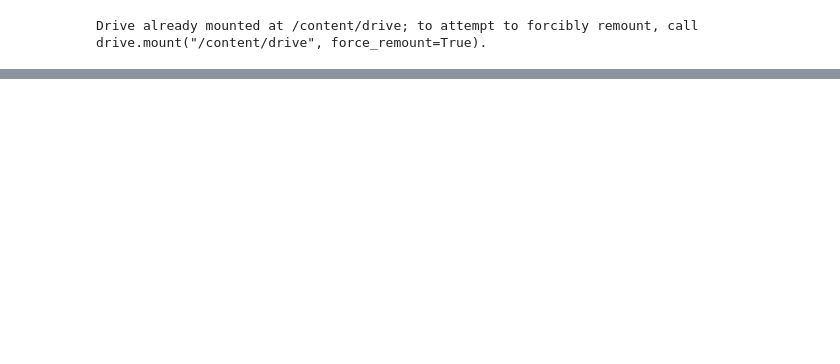
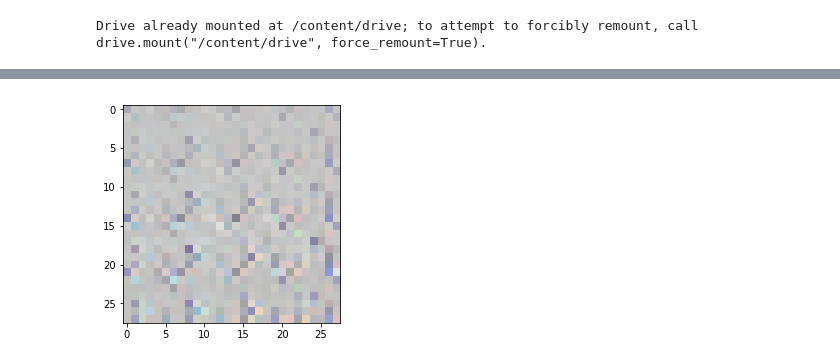
Before and after one commit to Aayushktyagi/Satellite_image_classification, a Jupyter notebook: Satellite_image_classification.ipynb, the cells around one changed output, grey strips where cells are left out. Drawn from its saved outputs; the diff is of its cells as text; code cells hidden in the pictures; blank space fills up the shorter version.

```diff
--- a/Satellite_image_classification.ipynb
+++ b/Satellite_image_classification.ipynb
@@ -37,8 +37,8 @@ class Preprosess(object):
         self.X_train = self.X_train.reshape(self.X_train.shape[0] , 28, 28, 4)
         self.X_test = self.X_test.reshape(self.X_test.shape[0] , 28, 28, 4)
         #Normalizing data
-        self.X_train = self.X_train[:200000] / 255.0
-        self.Y_train = self.Y_train[:200000]
+        self.X_train = self.X_train[:100000] / 255.0
+        self.Y_train = self.Y_train[:100000]
         self.X_test = self.X_test /255.0
         return self.X_train,self.Y_train,self.X_test,self.Y_test
 
@@ -103,6 +103,7 @@ class ConvNet(object):
         checkpoint_dir = os.path.dirname(checkpoint_path)
 
         # Create checkpoint callback
+        checkpoint_path = checkpoint_path + "cp.ckpt"
         print("checkpoint",checkpoint_path)
         cp_callback = tf.keras.callbacks.ModelCheckpoint(checkpoint_path,
                                             save_weights_only=True,
@@ -113,6 +114,8 @@ class ConvNet(object):
                         validation_data = (X_test,
                                             Y_test),
                         callbacks = [cp_callback])
+
+        return self._model
 
     def showloss(self):
         # loss plot
@@ -157,8 +160,10 @@ def train_model(X_train,Y_train,X_test,Y_test,mode,epochs,batch_size,model_name
         if model_name == 'ConvNet':
             print("Choosen model ConvNet")
             Convnet = ConvNet()
-            Convnet.train(X_train,Y_train,X_test,Y_test,batch_size,epochs,checkpoint_path)
+            model = Convnet.train(X_train,Y_train,X_test,Y_test,batch_size,epochs,checkpoint_path)
+#             model.summary()
             Convnet.showloss()
+            return model
 
         else:
           raise ValueError("Select Correct model")
@@ -204,0 +170,75 @@ Consider using a TensorFlow optimizer from `tf.train`.
+# %%
+import matplotlib.pyplot as plt
+import matplotlib.image as mpimg
+from sklearn.metrics import confusion_matrix
+from sklearn.metrics import accuracy_score
+from sklearn.metrics import classification_report
+import seaborn as sn
+import pandas as pd
+
+def process(args):
+    Prep = Preprosess(args.datapath)
+    #load dataset
+    X_train , Y_train , X_test , Y_test = Prep.load_dataset()
+    print("Dataset : Train:{}:{},Test:{}:{}".format(np.shape(X_train),np.shape(Y_train),np.shape(X_test),np.shape(Y_test)))
+    if args.visualize_data == 'True':
+        Prep.visualize_data()
+    model = train_model(X_train,Y_train,X_test,Y_test,args.mode,args.epochs,args.batch_size,args.model_name,args.output)
+    #save model
+    model.save(args.output + 'Sat_classification.h5')
+
+    #load model
+    model = tf.keras.models.load_model(args.output+'Sat_classification.h5')
+    latest = tf.train.latest_checkpoint(args.output)
+    model.load_weights(latest)
+    #calculate accuracy
+    #Test image
+    test_images = X_test[50]
+    test_labels = Y_test[50]
+    loss , acc = model.evaluate(X_test , Y_test)
+    print("Restored model, accuracy: {:5.2f}%".format(100*acc))
+
+    #Prediction
+    categories = ['barren_land','trees','grassland','none']
+    #show test images
+    #img=mpimg.imread('your_image.png')
+    imgplot = plt.imshow(test_images)
+    plt.show()
+    test_images = test_images.reshape(1,28,28,4)
+    predictions = np.round(model.predict(test_images))[0]
+    print("predictions:{}: True label:{}".format(predictions,test_labels))
+    labels = [categories[idx] for idx, current_prediction in enumerate(predictions) if current_prediction == 1]
+    print(labels)
+
+    #confusion metrics
+    predictions = model.predict(X_test)
+    predict_index = predictions.argmax(axis=1)
+    test_index = Y_test.argmax(axis=1)
+    results = confusion_matrix(test_index,predict_index)
+    print(results)
+    df_cm = pd.DataFrame(results, index = [i for i in categories],
+                  columns = [i for i in categories])
+    plt.figure(figsize = (10,7))
+    sn.heatmap(df_cm, annot=True)
+
+    #Classification accuracy
+    accuracy = accuracy_score(test_index,predict_index)
+    print("Classification accuracy :{}".format(accuracy))
+
+    #Classification report
+    classify_report = classification_report(test_index,predict_index)
+    print("Classification report:{}".format(classify_report))
+
+
+if __name__ == "__main__":
+    parser = argparse.ArgumentParser()
+    parser.add_argument('--datapath',help = 'Path to .mat files',default = 'drive/My Drive/Dataset/Satellite_images/sat-4-full.mat')
+    parser.add_argument('--epochs',help = 'Number of epochs',type = int , default = 15)
+    parser.add_argument('--visualize_data', help = 'set true to visualize data',default=False)
+    parser.add_argument('--mode' , choices = ['train','inference'],default = 'train')
+    parser.add_argument('--output' , help= 'path checkpoints will be saved',default='./weights/')
+    parser.add_argument('--model_name',choices=['ConvNet','ResNet50','Xception','MobileNet','DenseNet121'],default='ConvNet')
+    parser.add_argument('--batch_size',help = 'Select batch size int value',type= int,default=16)
+    args = parser.parse_args(args=[])
+    process(args)
+# %% [output]
@@ -204,0 +257 @@ Consider using a TensorFlow optimizer from `tf.train`.
+[figure, added]
```
Also changed, not shown: parts of 2 cells of this notebook.
